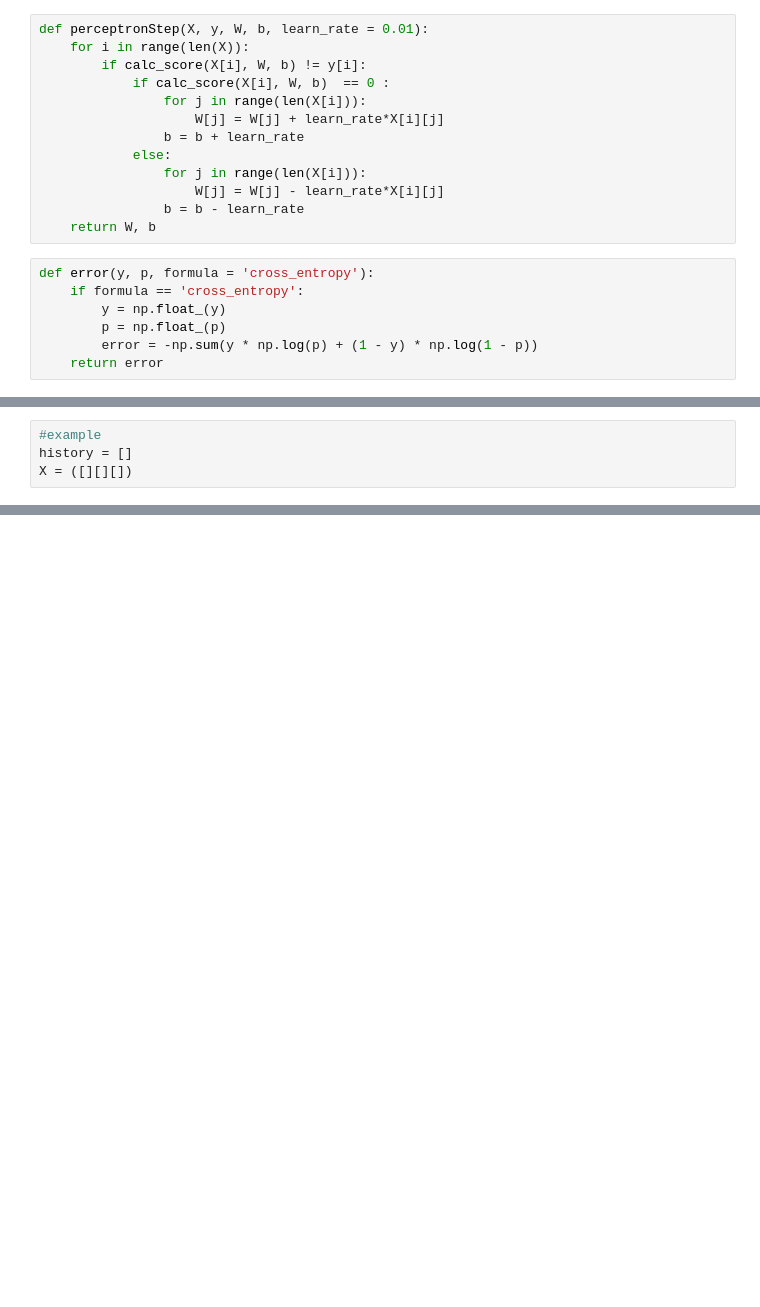
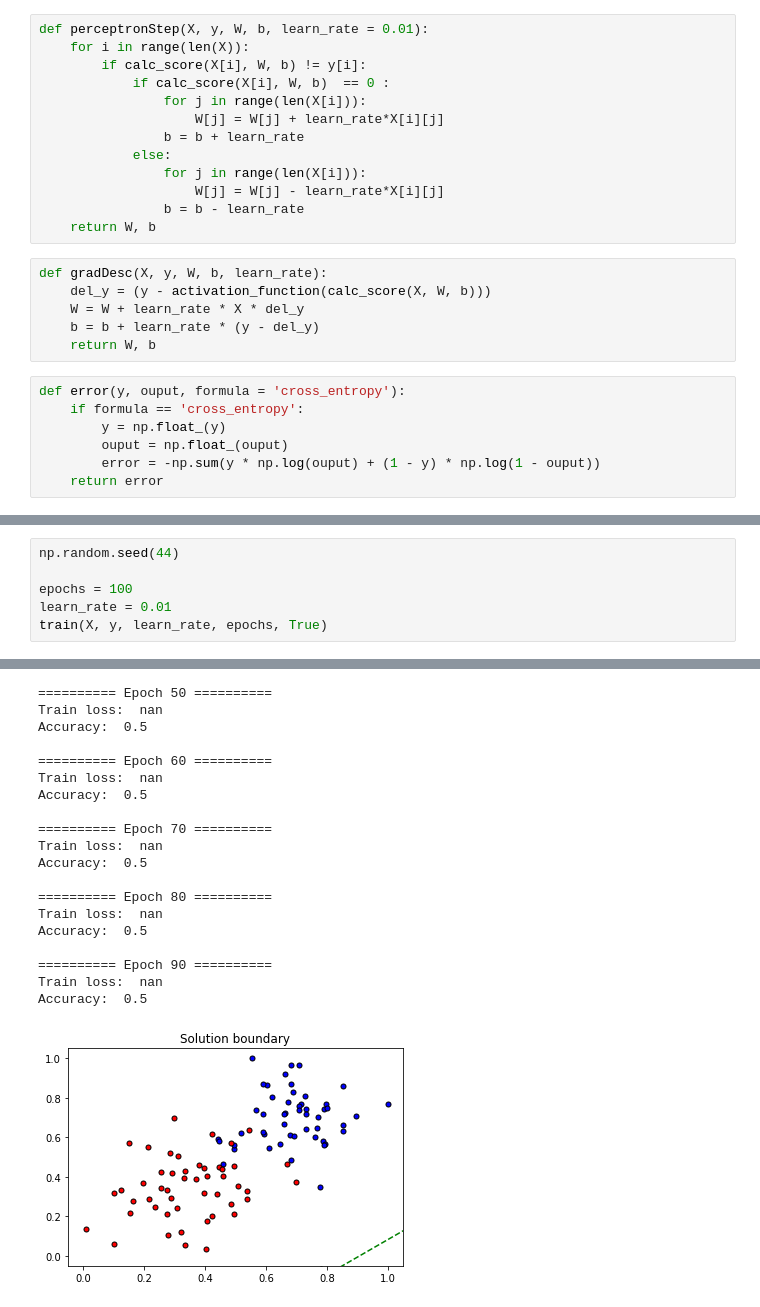
Before and after one commit to chemseddine-git/NN-from-scratch, a Jupyter notebook: Neural Network from scratch.ipynb, the cells around one changed output, grey strips where cells are left out. Cells and saved outputs as stored; diff of their text form; blank space fills up the shorter version.

```diff
--- a/Neural Network from scratch.ipynb
+++ b/Neural Network from scratch.ipynb
@@ -27,10 +49,16 @@ def perceptronStep(X, y, W, b, learn_rate = 0.01):
                     W[j] = W[j] - learn_rate*X[i][j]
                 b = b - learn_rate
     return W, b
+# %%
+def gradDesc(X, y, W, b, learn_rate):
+    del_y = (y - activation_function(calc_score(X, W, b)))
+    W = W + learn_rate * X * del_y
+    b = b + learn_rate * (y - del_y)
+    return W, b
 # %%
-def error(y, p, formula = 'cross_entropy'):
+def error(y, ouput, formula = 'cross_entropy'):
     if formula == 'cross_entropy':
         y = np.float_(y)
-        p = np.float_(p)
-        error = -np.sum(y * np.log(p) + (1 - y) * np.log(1 - p))
+        ouput = np.float_(ouput)
+        error = -np.sum(y * np.log(ouput) + (1 - y) * np.log(1 - ouput))
     return error
@@ -46,4 +64,0 @@ print (history)
-# %%
-#example
-history = []
-X = ([][][])
@@ -49,0 +110,7 @@ X = ([][][])
+# %%
+np.random.seed(44)
+
+epochs = 100
+learn_rate = 0.01
+train(X, y, learn_rate, epochs, True)
+# %% [output]
@@ -49,0 +136,20 @@ X = ([][][])
+========== Epoch 50 ==========
+Train loss:  nan
+Accuracy:  0.5
+
+========== Epoch 60 ==========
+Train loss:  nan
+Accuracy:  0.5
+
+========== Epoch 70 ==========
+Train loss:  nan
+Accuracy:  0.5
+
+========== Epoch 80 ==========
+Train loss:  nan
+Accuracy:  0.5
+
+========== Epoch 90 ==========
+Train loss:  nan
+Accuracy:  0.5
+[figure, added]
```
Also changed, not shown: parts of 7 cells of this notebook, 1 other file.
